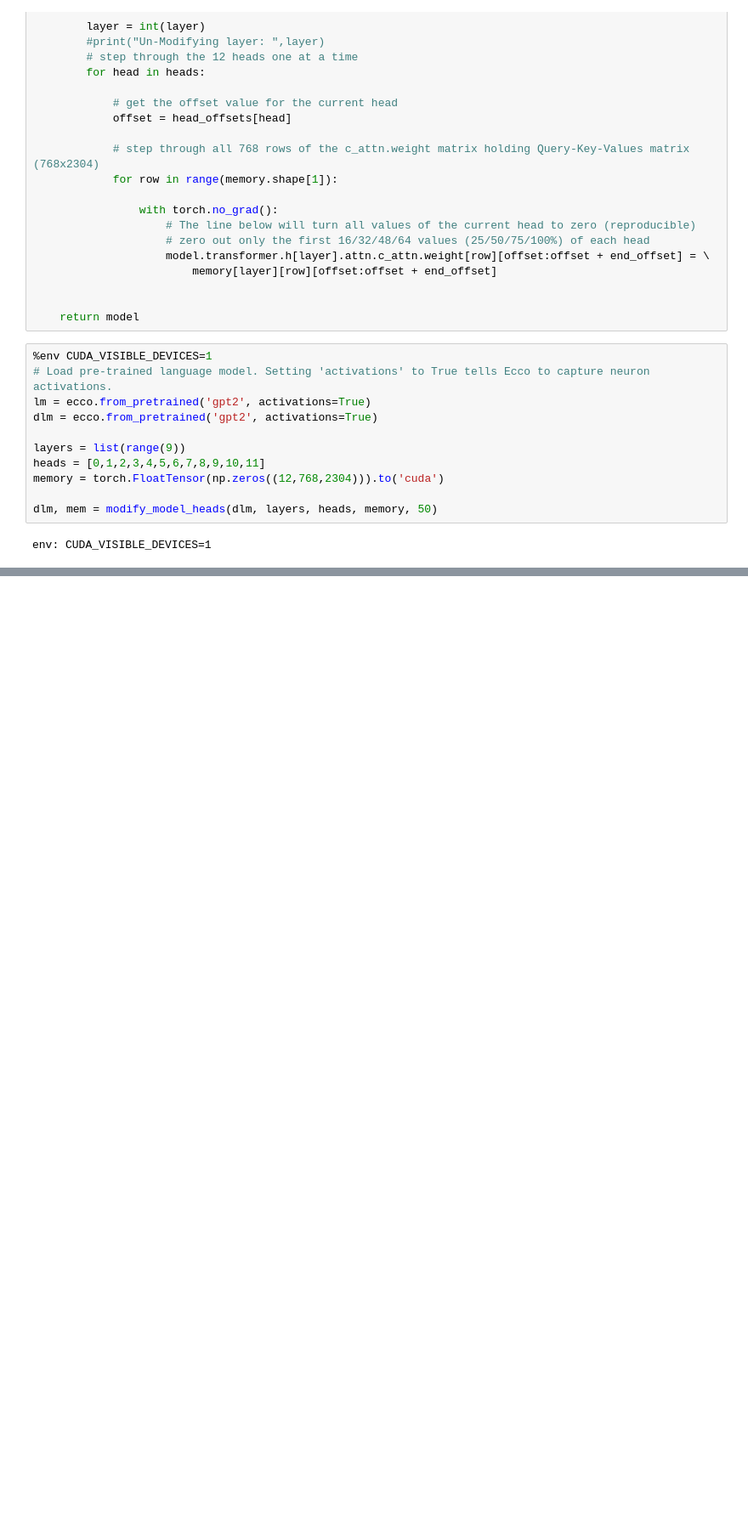
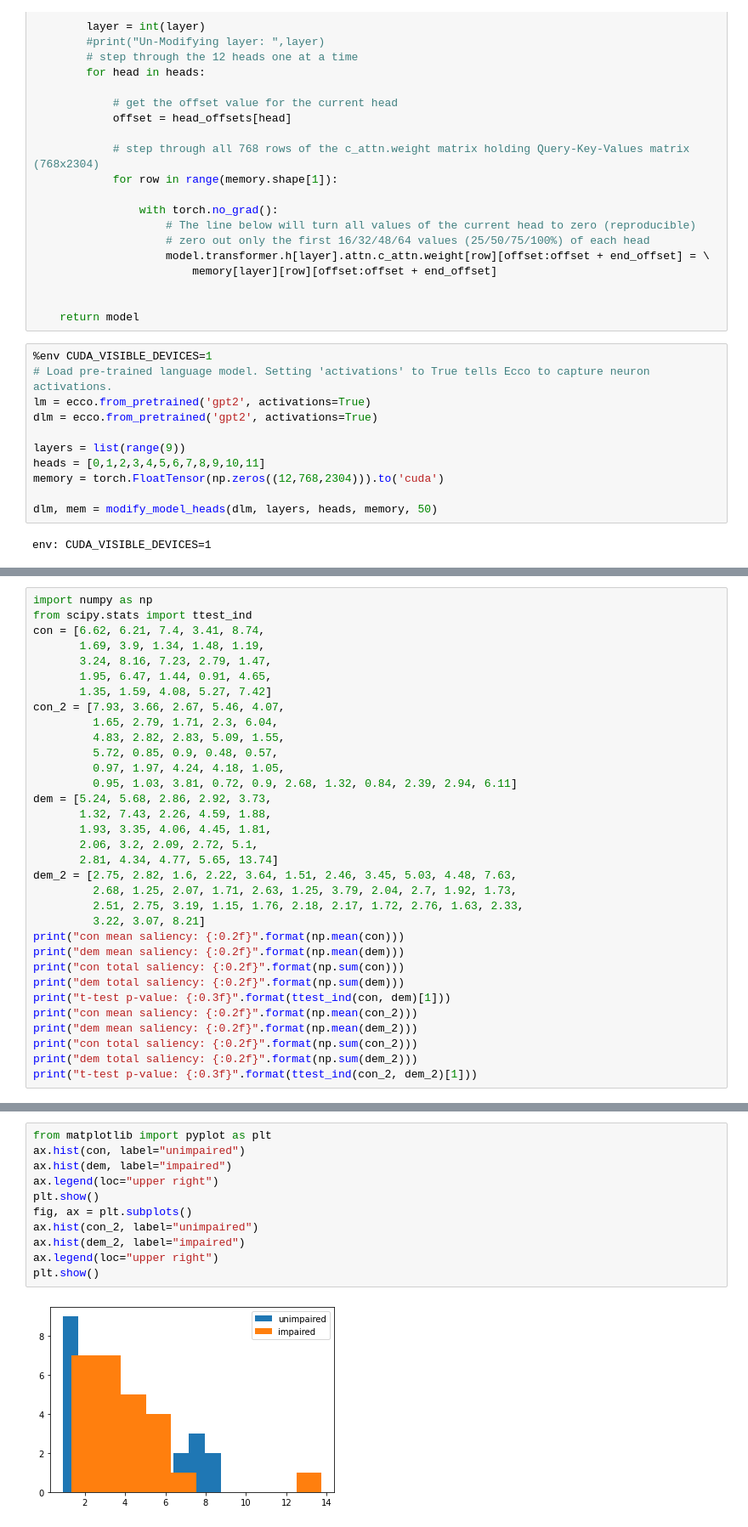
Before and after one commit to LinguisticAnomalies/hammer-nets, a Jupyter notebook: results/notebooks/visualization.ipynb, the cells around one changed output, grey strips where cells are left out. Shown at 85% size. Cells and saved outputs as stored; diff of their text form; blank space fills up the shorter version.

```diff
--- a/results/notebooks/visualization.ipynb
+++ b/results/notebooks/visualization.ipynb
@@ -282,0 +226,33 @@ doutput.rankings()
+# %%
+import numpy as np
+from scipy.stats import ttest_ind
+con = [6.62, 6.21, 7.4, 3.41, 8.74,
+       1.69, 3.9, 1.34, 1.48, 1.19,
+       3.24, 8.16, 7.23, 2.79, 1.47,
+       1.95, 6.47, 1.44, 0.91, 4.65,
+       1.35, 1.59, 4.08, 5.27, 7.42]
+con_2 = [7.93, 3.66, 2.67, 5.46, 4.07,
+         1.65, 2.79, 1.71, 2.3, 6.04,
+         4.83, 2.82, 2.83, 5.09, 1.55,
+         5.72, 0.85, 0.9, 0.48, 0.57,
+         0.97, 1.97, 4.24, 4.18, 1.05,
+         0.95, 1.03, 3.81, 0.72, 0.9, 2.68, 1.32, 0.84, 2.39, 2.94, 6.11]
+dem = [5.24, 5.68, 2.86, 2.92, 3.73,
+       1.32, 7.43, 2.26, 4.59, 1.88,
+       1.93, 3.35, 4.06, 4.45, 1.81,
+       2.06, 3.2, 2.09, 2.72, 5.1,
+       2.81, 4.34, 4.77, 5.65, 13.74]
+dem_2 = [2.75, 2.82, 1.6, 2.22, 3.64, 1.51, 2.46, 3.45, 5.03, 4.48, 7.63,
+         2.68, 1.25, 2.07, 1.71, 2.63, 1.25, 3.79, 2.04, 2.7, 1.92, 1.73,
+         2.51, 2.75, 3.19, 1.15, 1.76, 2.18, 2.17, 1.72, 2.76, 1.63, 2.33,
+         3.22, 3.07, 8.21]
+print("con mean saliency: {:0.2f}".format(np.mean(con)))
+print("dem mean saliency: {:0.2f}".format(np.mean(dem)))
+print("con total saliency: {:0.2f}".format(np.sum(con)))
+print("dem total saliency: {:0.2f}".format(np.sum(dem)))
+print("t-test p-value: {:0.3f}".format(ttest_ind(con, dem)[1]))
+print("con mean saliency: {:0.2f}".format(np.mean(con_2)))
+print("dem mean saliency: {:0.2f}".format(np.mean(dem_2)))
+print("con total saliency: {:0.2f}".format(np.sum(con_2)))
+print("dem total saliency: {:0.2f}".format(np.sum(dem_2)))
+print("t-test p-value: {:0.3f}".format(ttest_ind(con_2, dem_2)[1]))
@@ -282,0 +270,13 @@ doutput.rankings()
+# %%
+from matplotlib import pyplot as plt
+ax.hist(con, label="unimpaired")
+ax.hist(dem, label="impaired")
+ax.legend(loc="upper right")
+plt.show()
+fig, ax = plt.subplots()
+ax.hist(con_2, label="unimpaired")
+ax.hist(dem_2, label="impaired")
+ax.legend(loc="upper right")
+plt.show()
+# %% [output]
+[figure, added]
```
Also changed, not shown: parts of 12 cells of this notebook, 4 other files.
